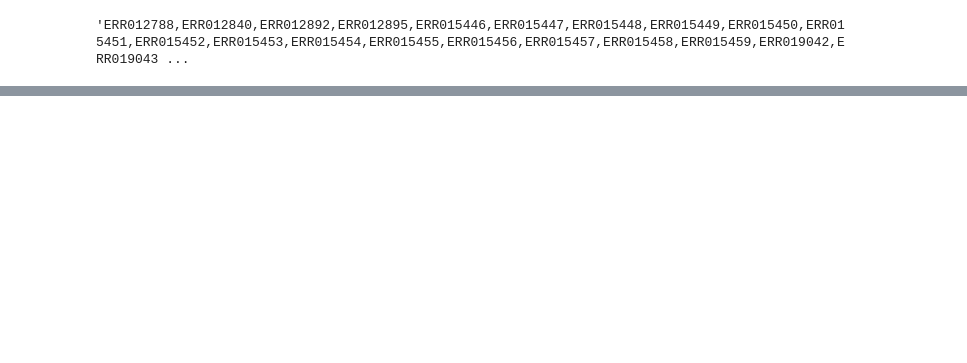
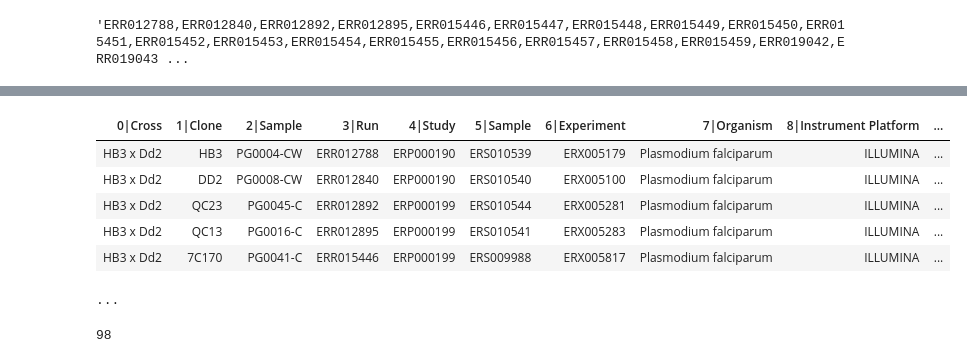
Before and after one commit to wtchg-kwiatkowski/pfx-paper-2015, a Jupyter notebook: supplementary/notebooks/tabulate_samples.ipynb, the cells around one changed output, grey strips where cells are left out. Drawn from its saved outputs; the diff is of its cells as text; code cells hidden in the pictures; blank space fills up the shorter version.

```diff
--- a/supplementary/notebooks/tabulate_samples.ipynb
+++ b/supplementary/notebooks/tabulate_samples.ipynb
@@ -39,0 +101,29 @@ runs
+# %%
+tbl_combined_samples
+# %% [output]
+| 0|Cross | 1|Clone | 2|Sample | 3|Run | 4|Study | 5|Sample | 6|Experiment | 7|Organism | 8|Instrument Platform | ... |
+| HB3 x Dd2 | HB3 | PG0004-CW | ERR012788 | ERP000190 | ERS010539 | ERX005179 | Plasmodium falciparum | ILLUMINA | ... |
+| HB3 x Dd2 | DD2 | PG0008-CW | ERR012840 | ERP000190 | ERS010540 | ERX005100 | Plasmodium falciparum | ILLUMINA | ... |
+| HB3 x Dd2 | QC23 | PG0045-C | ERR012892 | ERP000199 | ERS010544 | ERX005281 | Plasmodium falciparum | ILLUMINA | ... |
+| HB3 x Dd2 | QC13 | PG0016-C | ERR012895 | ERP000199 | ERS010541 | ERX005283 | Plasmodium falciparum | ILLUMINA | ... |
+| HB3 x Dd2 | 7C170 | PG0041-C | ERR015446 | ERP000199 | ERS009988 | ERX005817 | Plasmodium falciparum | ILLUMINA | ... |
+...
+# %%
+tbl_eva_samples = (
+    tbl_combined_samples
+    .cut(5, 0, 2, 1)
+    .setheader(['Sample Accession', 'Description', 'Sample ID', 'Sample Title'])
+    .addfield('Sampleset Accession', '', index=1)
+    .addfield('Analysis Alias', 'pfx-20141022-gatk,pfx-20141022-cortex,pfx-20141022-combined', index=2)
+    .addfield('Gender', '', index=4)
+    .addfield('Links', '', index=5)
+    .addfield('Attributes', '', index=6)
+    .addfield('Phenotypes', '', index=7)
+    .addfield('Disease Sites', '', index=8)
+    .addfield('Strain', '', index=9)
+    .addfield('Breed', '', index=10)
+)
+tbl_eva_samples.totsv('../../EVA_samples.txt')
+tbl_eva_samples.nrows()
+# %% [output]
+98
```
Also changed, not shown: parts of 6 cells of this notebook, 1 other file.
